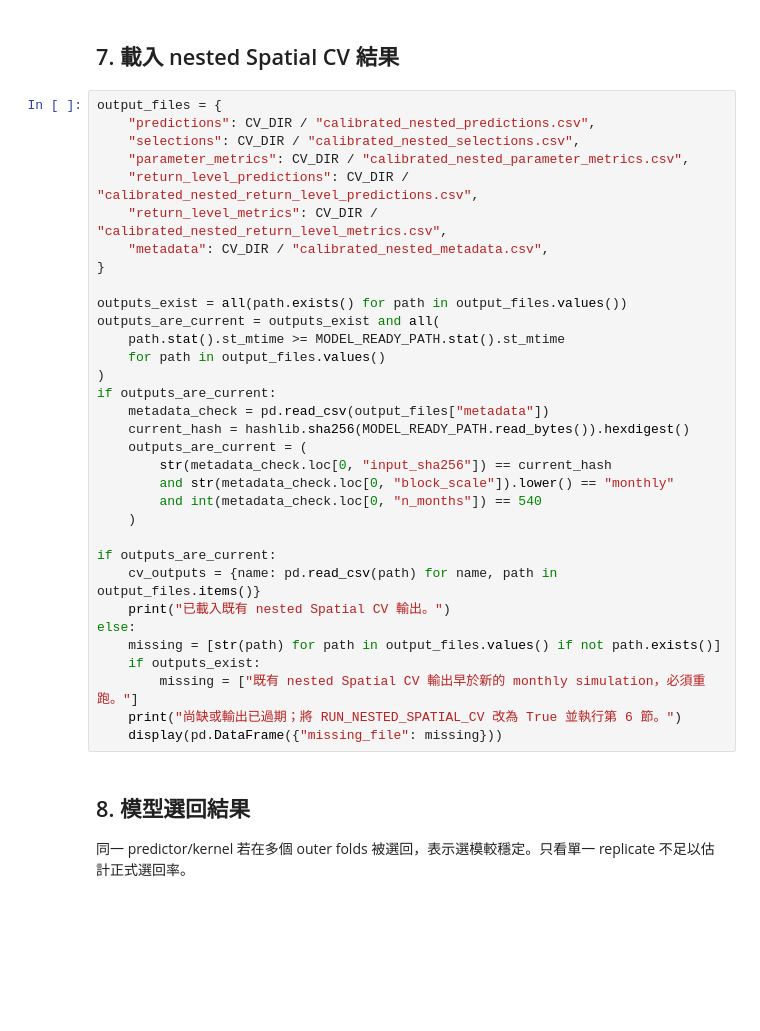
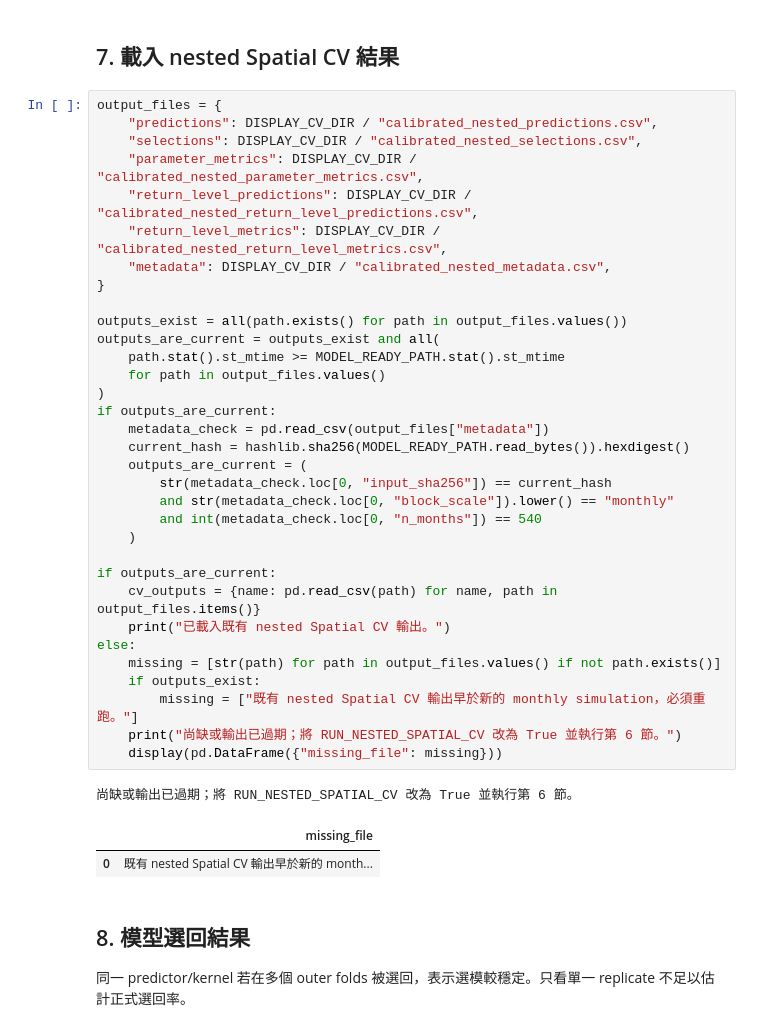
Before and after one commit to shu-ming0808/gev-use-nn, a Jupyter notebook: notebooks/simulation.ipynb, the cells around one changed output. Drawn from its saved outputs; the diff is of its cells as text; blank space fills up the shorter version.

```diff
--- a/notebooks/simulation.ipynb
+++ b/notebooks/simulation.ipynb
@@ -205,37 +367,41 @@ else:
 ## 7. 載入 nested Spatial CV 結果
 # %%
 output_files = {
-    "predictions": CV_DIR / "calibrated_nested_predictions.csv",
-    "selections": CV_DIR / "calibrated_nested_selections.csv",
-    "parameter_metrics": CV_DIR / "calibrated_nested_parameter_metrics.csv",
-    "return_level_predictions": CV_DIR / "calibrated_nested_return_level_predictions.csv",
-    "return_level_metrics": CV_DIR / "calibrated_nested_return_level_metrics.csv",
-    "metadata": CV_DIR / "calibrated_nested_metadata.csv",
+    "predictions": DISPLAY_CV_DIR / "calibrated_nested_predictions.csv",
+    "selections": DISPLAY_CV_DIR / "calibrated_nested_selections.csv",
+    "parameter_metrics": DISPLAY_CV_DIR / "calibrated_nested_parameter_metrics.csv",
+    "return_level_predictions": DISPLAY_CV_DIR / "calibrated_nested_return_level_predictions.csv",
+    "return_level_metrics": DISPLAY_CV_DIR / "calibrated_nested_return_level_metrics.csv",
+    "metadata": DISPLAY_CV_DIR / "calibrated_nested_metadata.csv",
 }
 
 outputs_exist = all(path.exists() for path in output_files.values())
 outputs_are_current = outputs_exist and all(
     path.stat().st_mtime >= MODEL_READY_PATH.stat().st_mtime
     for path in output_files.values()
 )
 if outputs_are_current:
     metadata_check = pd.read_csv(output_files["metadata"])
     current_hash = hashlib.sha256(MODEL_READY_PATH.read_bytes()).hexdigest()
     outputs_are_current = (
         str(metadata_check.loc[0, "input_sha256"]) == current_hash
         and str(metadata_check.loc[0, "block_scale"]).lower() == "monthly"
         and int(metadata_check.loc[0, "n_months"]) == 540
     )
 
 if outputs_are_current:
     cv_outputs = {name: pd.read_csv(path) for name, path in output_files.items()}
     print("已載入既有 nested Spatial CV 輸出。")
 else:
     missing = [str(path) for path in output_files.values() if not path.exists()]
     if outputs_exist:
         missing = ["既有 nested Spatial CV 輸出早於新的 monthly simulation，必須重跑。"]
     print("尚缺或輸出已過期；將 RUN_NESTED_SPATIAL_CV 改為 True 並執行第 6 節。")
     display(pd.DataFrame({"missing_file": missing}))
+# %% [output]
+尚缺或輸出已過期；將 RUN_NESTED_SPATIAL_CV 改為 True 並執行第 6 節。
+|  | missing_file |
+| 0 | 既有 nested Spatial CV 輸出早於新的 month... |
 # %% [markdown]
 ## 8. 模型選回結果
 
```
Also changed, not shown: parts of 16 cells of this notebook, 1 other file.
